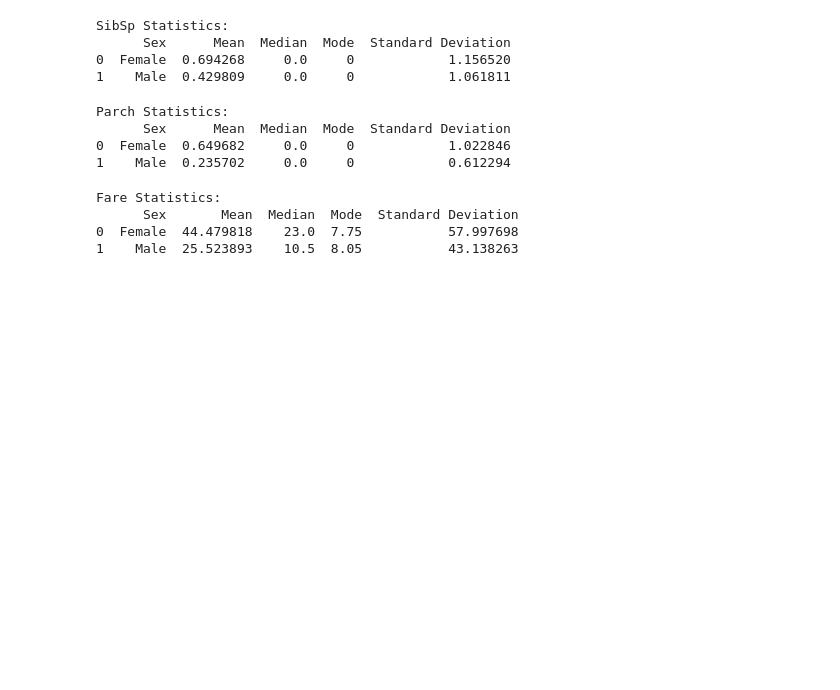
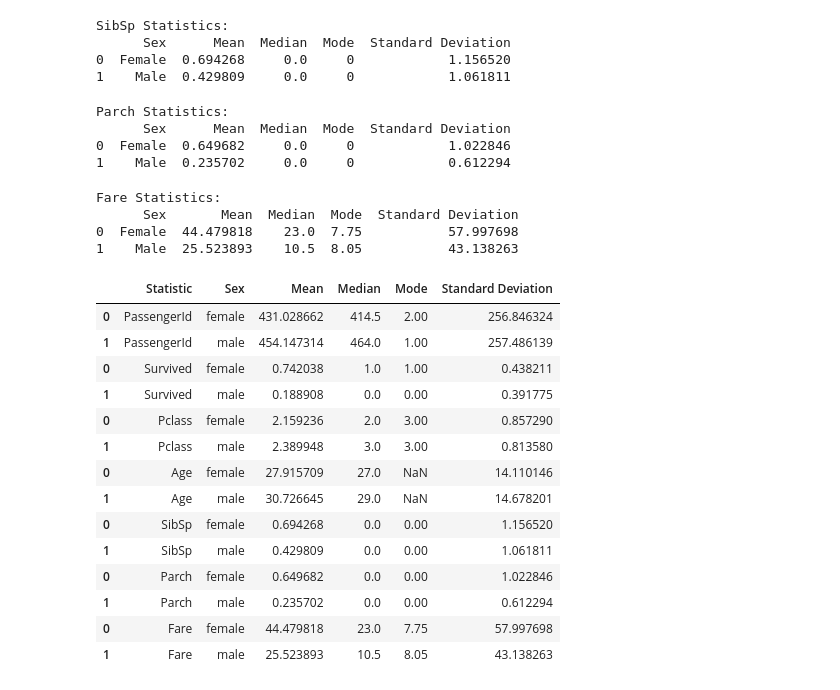
Before and after one commit to anirudhawagh/Technohack_Task2, a Jupyter notebook: Technohacktask2.ipynb, the cells around one changed output. Cells and saved outputs as stored; diff of their text form; code cells hidden in the pictures; blank space fills up the shorter version.

```diff
--- a/Technohacktask2.ipynb
+++ b/Technohacktask2.ipynb
@@ -285,3 +283,22 @@ Fare Statistics:
       Sex       Mean  Median  Mode  Standard Deviation
 0  Female  44.479818    23.0  7.75           57.997698
 1    Male  25.523893    10.5  8.05           43.138263
+# %%
+# Display the summary statistics table
+summary_statistics
+# %% [output]
+|  | Statistic | Sex | Mean | Median | Mode | Standard Deviation |
+| 0 | PassengerId | female | 431.028662 | 414.5 | 2.00 | 256.846324 |
+| 1 | PassengerId | male | 454.147314 | 464.0 | 1.00 | 257.486139 |
+| 0 | Survived | female | 0.742038 | 1.0 | 1.00 | 0.438211 |
+| 1 | Survived | male | 0.188908 | 0.0 | 0.00 | 0.391775 |
+| 0 | Pclass | female | 2.159236 | 2.0 | 3.00 | 0.857290 |
+| 1 | Pclass | male | 2.389948 | 3.0 | 3.00 | 0.813580 |
+| 0 | Age | female | 27.915709 | 27.0 | NaN | 14.110146 |
+| 1 | Age | male | 30.726645 | 29.0 | NaN | 14.678201 |
+| 0 | SibSp | female | 0.694268 | 0.0 | 0.00 | 1.156520 |
+| 1 | SibSp | male | 0.429809 | 0.0 | 0.00 | 1.061811 |
+| 0 | Parch | female | 0.649682 | 0.0 | 0.00 | 1.022846 |
+| 1 | Parch | male | 0.235702 | 0.0 | 0.00 | 0.612294 |
+| 0 | Fare | female | 44.479818 | 23.0 | 7.75 | 57.997698 |
+| 1 | Fare | male | 25.523893 | 10.5 | 8.05 | 43.138263 |
```
Also changed, not shown: parts of 5 cells of this notebook.
